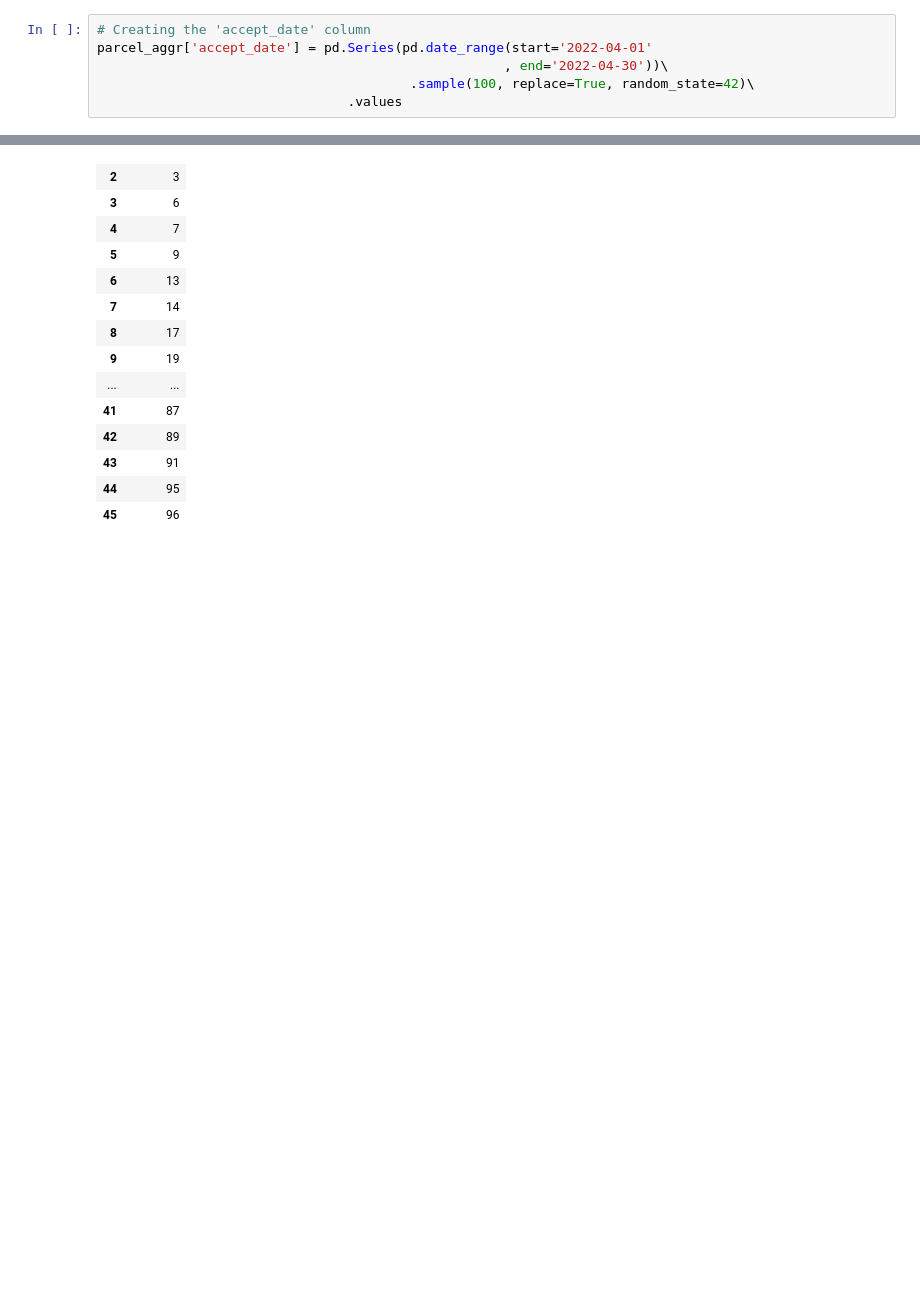
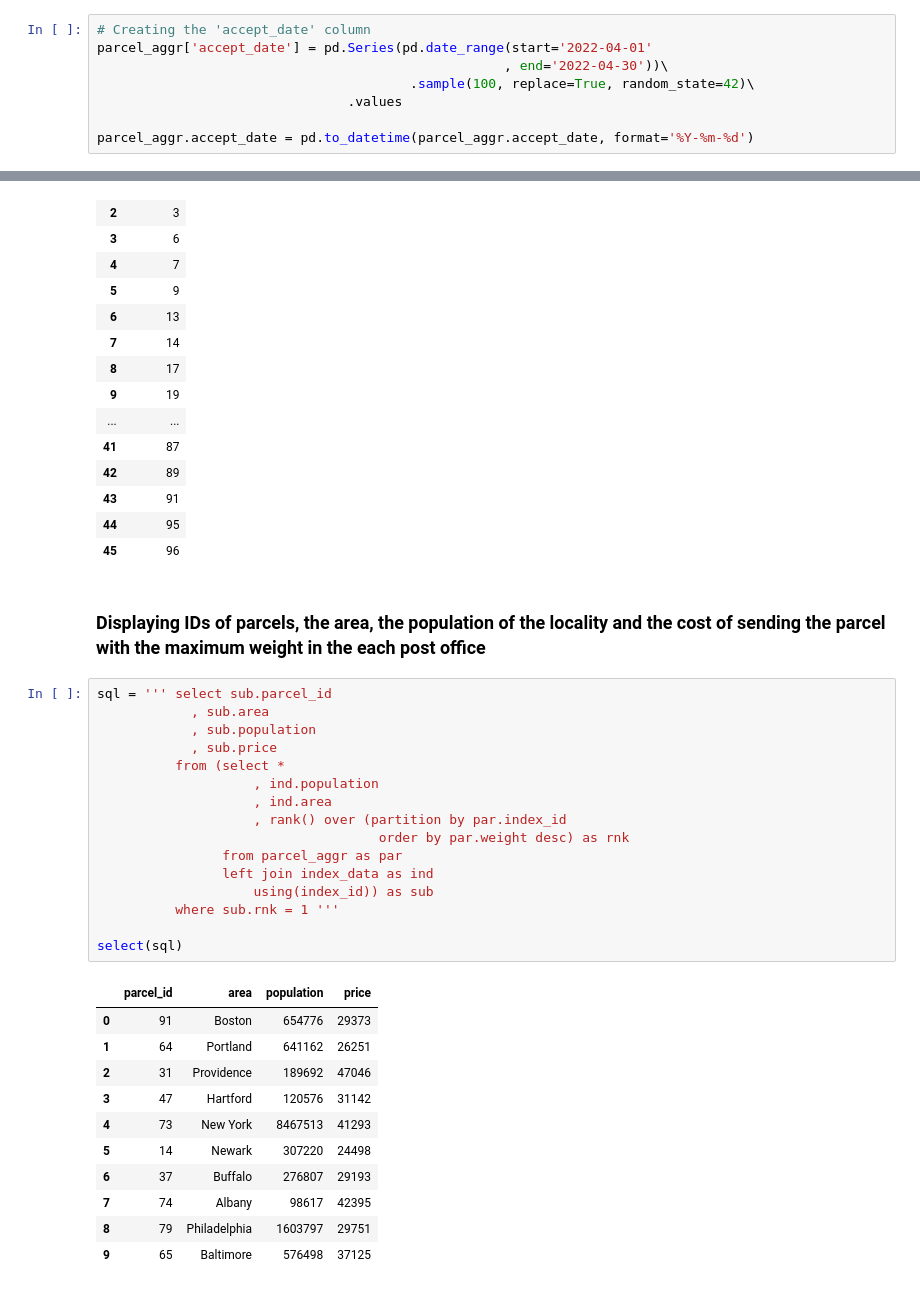
Before and after one commit to BernartGuddiny/postal_parcels, a Jupyter notebook: project_percels.ipynb, the cells around one changed output, grey strips where cells are left out. Drawn from its saved outputs; the diff is of its cells as text; blank space fills up the shorter version.

```diff
--- a/project_percels.ipynb
+++ b/project_percels.ipynb
@@ -19,6 +19,8 @@ parcel_aggr['accept_date'] = pd.Series(pd.date_range(start='2022-04-01'
                                                     , end='2022-04-30'))\
                                         .sample(100, replace=True, random_state=42)\
                                 .values
+
+parcel_aggr.accept_date = pd.to_datetime(parcel_aggr.accept_date, format='%Y-%m-%d')
 # %%
 # Creating the 'index_id' column
 parcel_aggr['index_id'] = pd.Series(range(10))\
@@ -301,3 +303,33 @@ select(sql)
 | 43 | 91 |
 | 44 | 95 |
 | 45 | 96 |
+# %% [markdown]
+### Displaying IDs of parcels, the area, the population of the locality and the cost of sending the parcel with the maximum weight in the each post office
+# %%
+sql = ''' select sub.parcel_id
+            , sub.area
+            , sub.population
+            , sub.price
+          from (select *
+                    , ind.population
+                    , ind.area
+                    , rank() over (partition by par.index_id
+                                    order by par.weight desc) as rnk
+                from parcel_aggr as par
+                left join index_data as ind
+                    using(index_id)) as sub
+          where sub.rnk = 1 '''
+
+select(sql)
+# %% [output]
+|  | parcel_id | area | population | price |
+| 0 | 91 | Boston | 654776 | 29373 |
+| 1 | 64 | Portland | 641162 | 26251 |
+| 2 | 31 | Providence | 189692 | 47046 |
+| 3 | 47 | Hartford | 120576 | 31142 |
+| 4 | 73 | New York | 8467513 | 41293 |
+| 5 | 14 | Newark | 307220 | 24498 |
+| 6 | 37 | Buffalo | 276807 | 29193 |
+| 7 | 74 | Albany | 98617 | 42395 |
+| 8 | 79 | Philadelphia | 1603797 | 29751 |
+| 9 | 65 | Baltimore | 576498 | 37125 |
```
Also changed, not shown: parts of 1 cell of this notebook, 1 other file.
